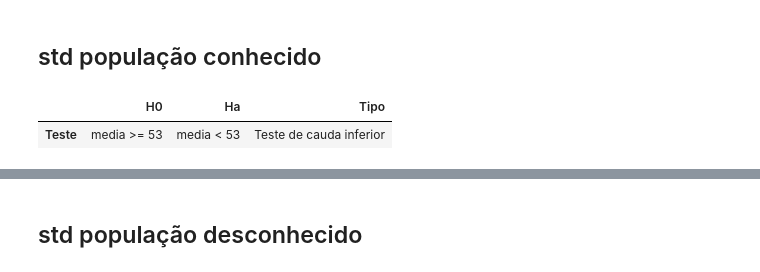
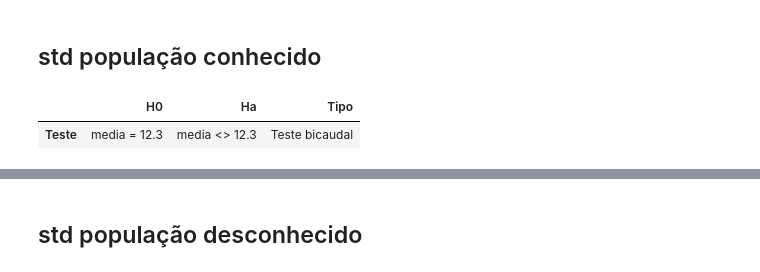
Before and after one commit to mjoventino/stats, a Jupyter notebook: 4a_Teste_Hipoteses.ipynb, the cells around one changed output, grey strips where cells are left out. Saved outputs shown, nothing was run; the diff lists cells and outputs as text; code cells hidden in the pictures.

Commit message:
teste_hipoteses

```diff
--- a/4a_Teste_Hipoteses.ipynb
+++ b/4a_Teste_Hipoteses.ipynb
@@ -65,17 +65,17 @@ def x_Erro2(m_p, std_p, z_alfa, n):
     return x2
 # %%
 # Teste População:
-m_p= 53                  # média da população a ser testada
-std_p= 14             # desvio padrão da população
+m_p= 12.3                  # média da população a ser testada
+std_p= 3.8             # desvio padrão da população
 # Amostra:
-m= 45                 # média da amostra
-n= 30                   # tamanho da amostra
-alfa= 0.01              # nível de significância
-cauda= 'i'              # Teste de cauda i=inferior, s=superior, b=bicaudal
+m= 11.5                 # média da amostra
+n= 35                   # tamanho da amostra
+alfa= 0.04              # nível de significância
+cauda= 'b'              # Teste de cauda i=inferior, s=superior, b=bicaudal
 ## rodar a célula
 l_teste= Tp_teste(cauda,m_p)
 d={'H0':[l_teste[0]], 'Ha':[l_teste[1]],'Tipo':[l_teste[2]]}
 pd.DataFrame(d, index=['Teste'])
 # %% [output]
 |  | H0 | Ha | Tipo |
-| Teste | media >= 53 | media < 53 | Teste de cauda inferior |
+| Teste | media = 12.3 | media <> 12.3 | Teste bicaudal |
```
Also changed, not shown: parts of 7 cells of this notebook.
